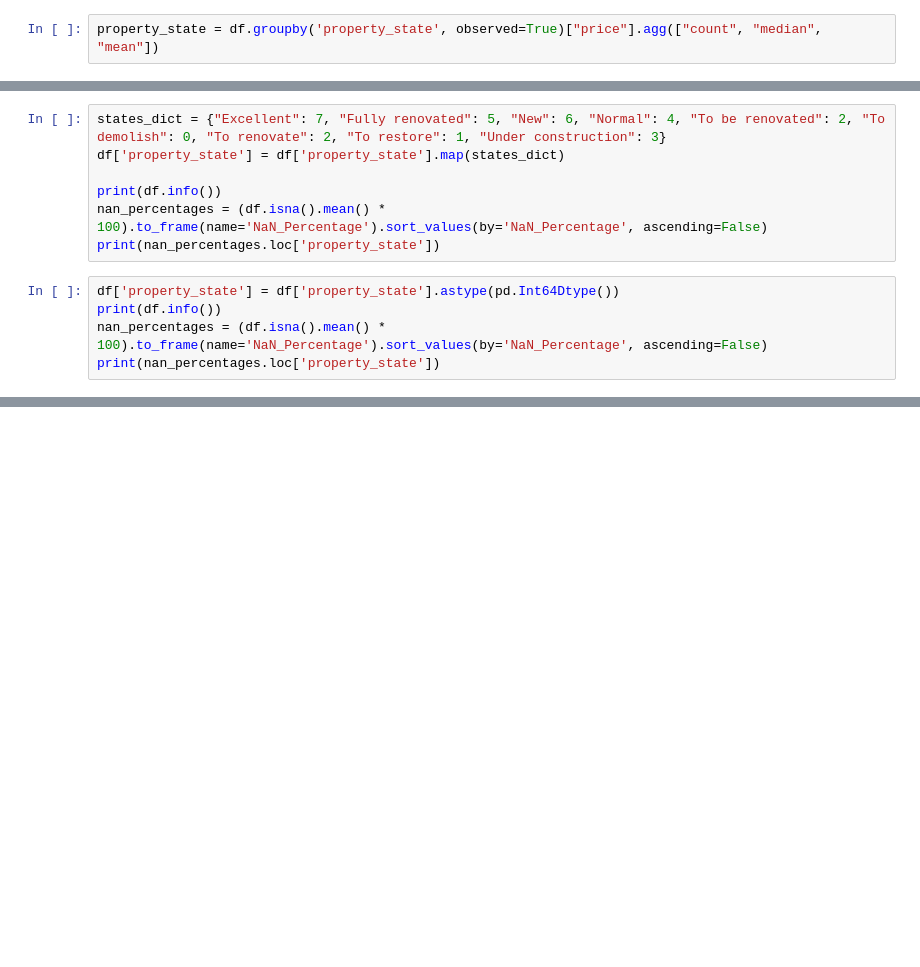
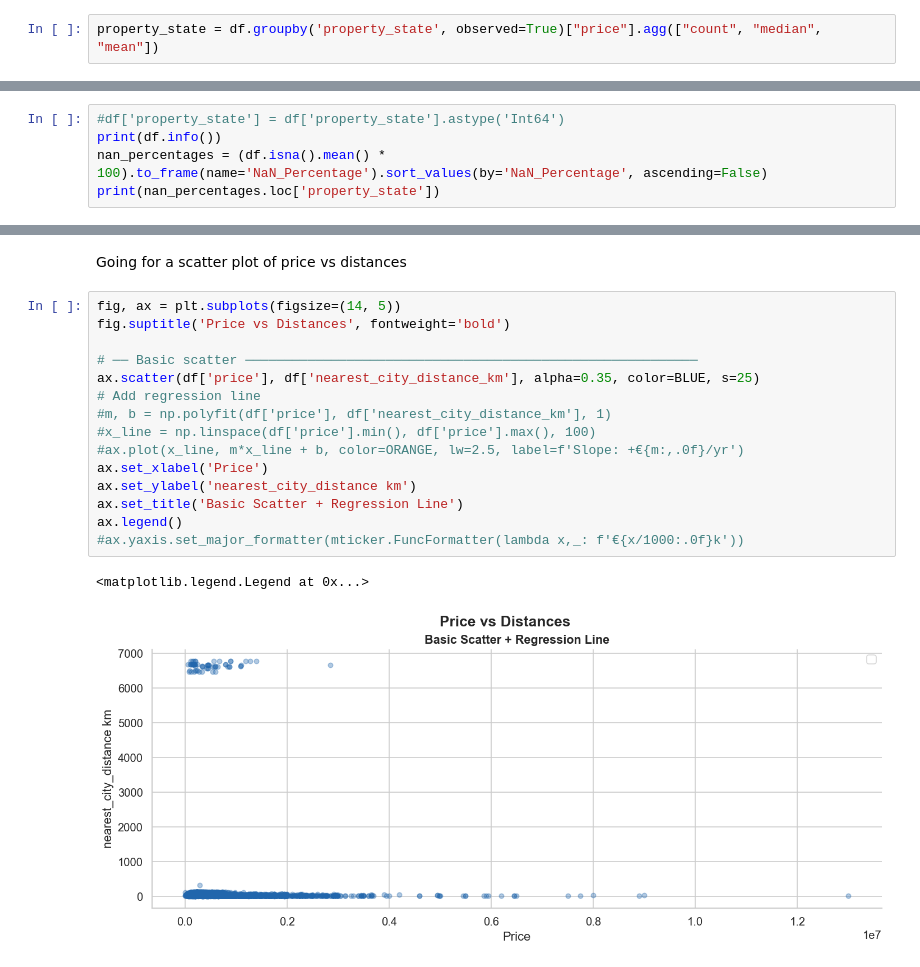
Before and after one commit to lienkt/immo-eliza-turtles-analysis, a Jupyter notebook: max_eploratory_work.ipynb, the cells around one changed output, grey strips where cells are left out. Drawn from its saved outputs; the diff is of its cells as text; blank space fills up the shorter version.

```diff
--- a/max_eploratory_work.ipynb
+++ b/max_eploratory_work.ipynb
@@ -243,12 +164,5 @@ axes[1, 0].legend(title='Agg', fontsize=8)
 # %%
-states_dict = {"Excellent": 7, "Fully renovated": 5, "New": 6, "Normal": 4, "To be renovated": 2, "To demolish": 0, "To renovate": 2, "To restore": 1, "Under construction": 3}
-df['property_state'] = df['property_state'].map(states_dict)
-
+#df['property_state'] = df['property_state'].astype('Int64')
 print(df.info())
 nan_percentages = (df.isna().mean() * 100).to_frame(name='NaN_Percentage').sort_values(by='NaN_Percentage', ascending=False)
 print(nan_percentages.loc['property_state'])
-# %%
-df['property_state'] = df['property_state'].astype(pd.Int64Dtype())
-print(df.info())
-nan_percentages = (df.isna().mean() * 100).to_frame(name='NaN_Percentage').sort_values(by='NaN_Percentage', ascending=False)
-print(nan_percentages.loc['property_state'])
@@ -284,0 +218,20 @@ plt.tight_layout()
+# %% [markdown]
+Going for a scatter plot of price vs distances
+# %%
+fig, ax = plt.subplots(figsize=(14, 5))
+fig.suptitle('Price vs Distances', fontweight='bold')
+
+# ── Basic scatter ──────────────────────────────────────────────────────────
+ax.scatter(df['price'], df['nearest_city_distance_km'], alpha=0.35, color=BLUE, s=25)
+# Add regression line
+#m, b = np.polyfit(df['price'], df['nearest_city_distance_km'], 1)
+#x_line = np.linspace(df['price'].min(), df['price'].max(), 100)
+#ax.plot(x_line, m*x_line + b, color=ORANGE, lw=2.5, label=f'Slope: +€{m:,.0f}/yr')
+ax.set_xlabel('Price')
+ax.set_ylabel('nearest_city_distance km')
+ax.set_title('Basic Scatter + Regression Line')
+ax.legend()
+#ax.yaxis.set_major_formatter(mticker.FuncFormatter(lambda x,_: f'€{x/1000:.0f}k'))
+# %% [output]
+<matplotlib.legend.Legend at 0x...>
+[figure, added]
```
Also changed, not shown: parts of 33 cells of this notebook, 5 other files.
